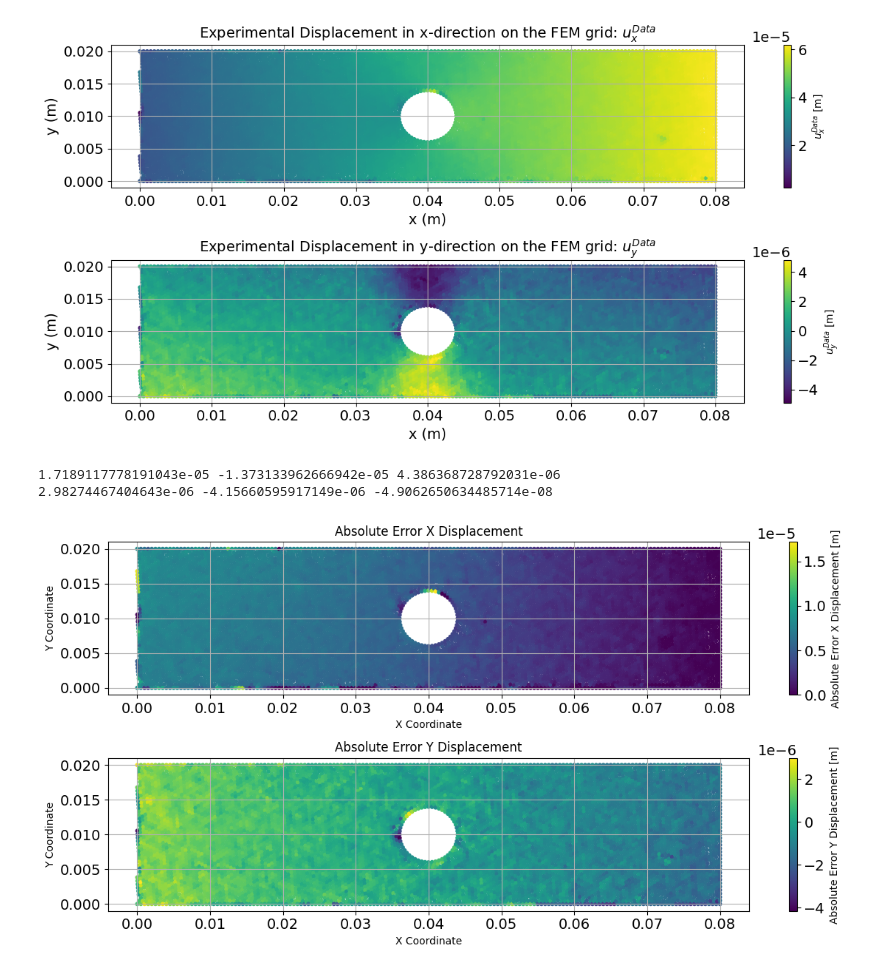
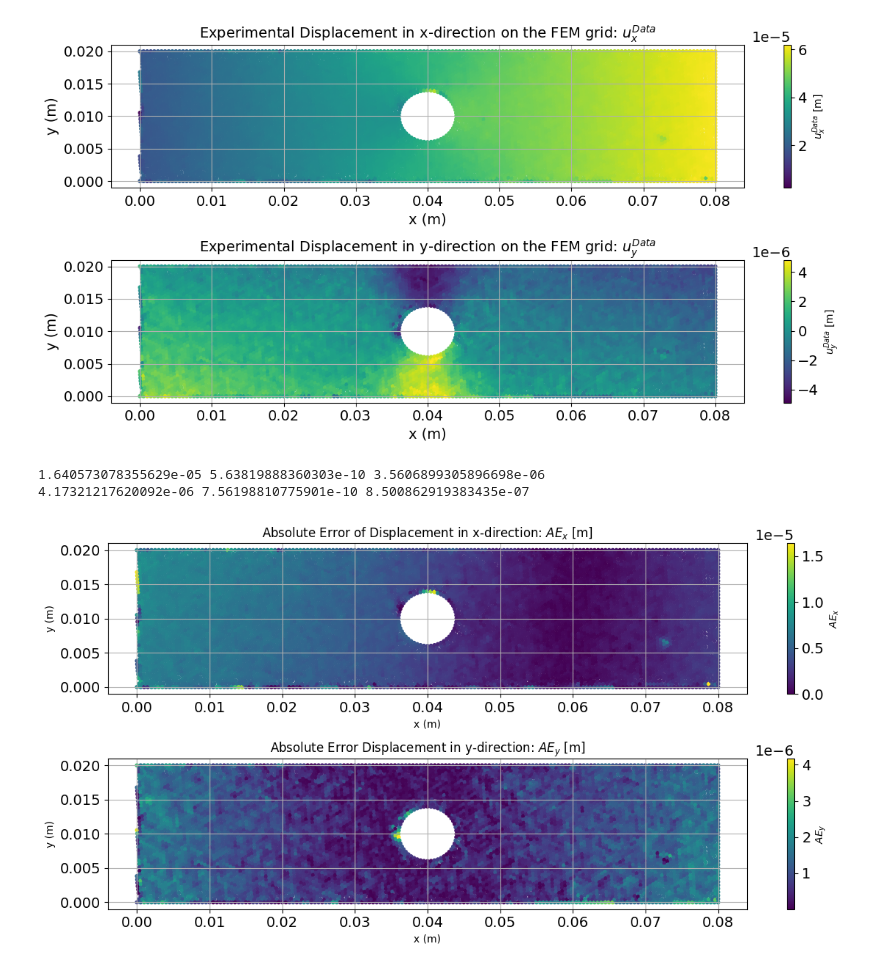
Before and after one commit to narupanta/ADDMM, a Jupyter notebook: parameter_identification/linearelasticity_code.ipynb, the cells around one changed output. Saved outputs shown, nothing was run; the diff lists cells and outputs as text; code cells hidden in the pictures.

```diff
--- a/parameter_identification/linearelasticity_code.ipynb
+++ b/parameter_identification/linearelasticity_code.ipynb
@@ -234,16 +207,10 @@ plt.show()
 6.193448879410702e-05
 [figure]
 # %%
-from scipy.optimize import minimize, approx_fprime
-from scipy.optimize._numdiff import approx_derivative
+from scipy.optimize import minimize
 def callback(xk):
     print(f"Current solution: {xk}")
-def gradient_mse_loss(train_ds, BETA):
-    """
-    Numerical gradient of the MSE Loss function using `approx_fprime`.
-    """
-    epsilon = np.sqrt(np.finfo(float).eps)  # Step size for numerical differentiation
-    return approx_fprime(BETA, lambda x: mse_loss(train_ds, x), epsilon)
+
 class OptimizationHistory:
     def __init__(self):
         self.history = []
@@ -262,29 +229,20 @@ def mse_loss(domain, facet_tags, train_ds, BETA) :
     train_disp_y = train_ds[:, 3][distance_from_center_train >= radius]
     fem_disp_x = subsol[:, 0][distance_from_center >= radius]
     fem_disp_y = subsol[:, 1][distance_from_center >= radius]
-    # train_disp_x = train_ds[:, 2]
-    # train_disp_y = train_ds[:, 3]
-    # fem_disp_x = subsol[:, 0]
-    # fem_disp_y = subsol[:, 1]
     mean_disp_x = np.mean(np.absolute(train_disp_x))
     mean_disp_y = np.mean(np.absolute(train_disp_y))
     Wx = 1/mean_disp_x
     Wy = 1/mean_disp_y
     err_norm_ux = np.linalg.norm(Wx * (train_disp_x - fem_disp_x))
-    err_norm_uy = np.linalg.norm(Wy * 10 * (train_disp_y - fem_disp_y))
+    err_norm_uy = np.linalg.norm(Wy * (train_disp_y - fem_disp_y))
     result = (err_norm_ux**2 + err_norm_uy**2) * 0.5
     print(err_norm_ux, err_norm_uy)
     print(BETA, result)
     return result
-def constraint(BETA):
-    G, K = BETA
-    return K - (2 / 3) * G      # This value must be > 0
 history = OptimizationHistory()
 # Define constraint as a dictionary
-constraints = {'type': 'ineq', 'fun': constraint}
 train_ds = np.hstack((X.reshape(X.shape[0], 1), Y.reshape(Y.shape[0], 1), Z_x.reshape(Z_x.shape[0], 1), Z_y.reshape(Z_y.shape[0], 1)))
 beta = [1e+9, 1e+9]
-# mse_loss(train_ds, beta)
 result = minimize(
     fun=lambda x: mse_loss(domain, facet_tags, train_ds, x),
     x0=beta,
@@ -395,3 +284,6 @@ from matplotlib.backends.backend_pdf import PdfPages
+# %%
+G_cal, K_cal = result.x
+domain_cal, deformation_cal, sub_domain, sub_deformation_cal = FEM_Solution(domain, facet_tags, G_cal, K_cal)
 # %%
 df_solution = pd.DataFrame({"x": sub_domain[:, 0], "y": sub_domain[:, 1], "z_x": sub_deformation_cal[:, 0], "z_y": sub_deformation_cal[:, 1]})
 X, Y = sub_domain[:, 0], sub_domain[:, 1]
@@ -462,41 +358,41 @@ plt.show()
 # %%
 df_solution = pd.DataFrame({"x": sub_domain[:, 0], "y": sub_domain[:, 1], "z_x": sub_deformation_cal[:, 0], "z_y": sub_deformation_cal[:, 1]})
 X, Y = sub_domain[:, 0], sub_domain[:, 1]
 mask = mask_hole(X, Y)
 Z_x = get_displacement_at_point(df, X, Y, True)[0]
 Z_y = get_displacement_at_point(df, X, Y, True)[1]
-error_field_ux = Z_x - sub_deformation_cal[:, 0]
-error_field_uy = Z_y - sub_deformation_cal[:, 1]
+error_field_ux = np.abs(Z_x - sub_deformation_cal[:, 0])
+error_field_uy = np.abs(Z_y - sub_deformation_cal[:, 1])
 fig, ax = plt.subplots(2, 1, figsize=(12, 6))  # 1 row, 2 columns
 print(max(error_field_ux), min(error_field_ux), np.mean(error_field_ux))
 print(max(error_field_uy), min(error_field_uy), np.mean(error_field_uy))
 
 scatter3 = ax[0].scatter(df_solution["x"], df_solution["y"],
                          s=10, c=error_field_ux, cmap='viridis', vmin =0)
-fig.colorbar(scatter3, ax=ax[0], label='Absolute Error of Displacement in x-direction $AE_x$[m]')
-ax[0].set_title('Absolute Error X Displacement')
+fig.colorbar(scatter3, ax=ax[0], label='$AE_x$')
+ax[0].set_title('Absolute Error of Displacement in x-direction: $AE_x$ [m]')
 ax[0].set_xlabel('x (m)')
 ax[0].set_ylabel('y (m)')
 ax[0].grid(True)
 
 scatter4 = ax[1].scatter(df_solution["x"], df_solution["y"],
                          s=10, c=error_field_uy, cmap='viridis')
-fig.colorbar(scatter4, ax=ax[1], label='Absolute Error Displacement in y-direction $AE_y$[m]')
-ax[1].set_title('Absolute Error Y Displacement')
+fig.colorbar(scatter4, ax=ax[1], label='$AE_y$')
+ax[1].set_title('Absolute Error Displacement in y-direction: $AE_y$ [m]')
 ax[1].set_xlabel('x (m)')
 ax[1].set_ylabel('y (m)')
 ax[1].grid(True)
 
 # Display the plot
 plt.tight_layout()
 plt.show()
 pp = PdfPages('error_field.pdf')
 pp.savefig(fig)
 pp.close()
 # %% [output]
-1.7189117778191043e-05 -1.373133962666942e-05 4.386368728792031e-06
-2.98274467404643e-06 -4.15660595917149e-06 -4.9062650634485714e-08
+1.640573078355629e-05 5.63819888360303e-10 3.5606899305896698e-06
+4.17321217620092e-06 7.56198810775901e-10 8.500862919383435e-07
-[figure, old version]
+[figure, new version]
 # %%
 with io.XDMFFile(domain_cal.comm, "deformation_cal_narunat.xdmf", "w") as xdmf:
     xdmf.write_mesh(domain_cal)
```
Also changed, not shown: parts of 15 cells of this notebook.
